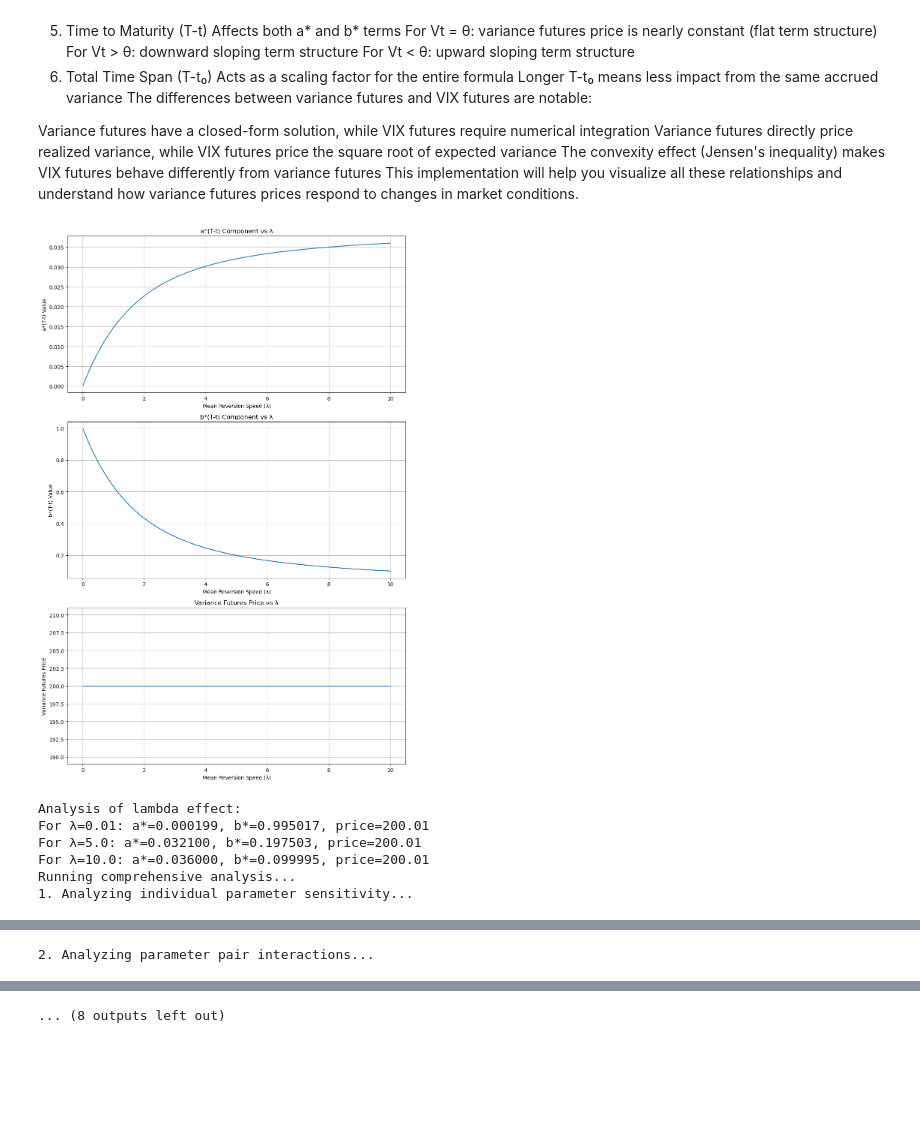
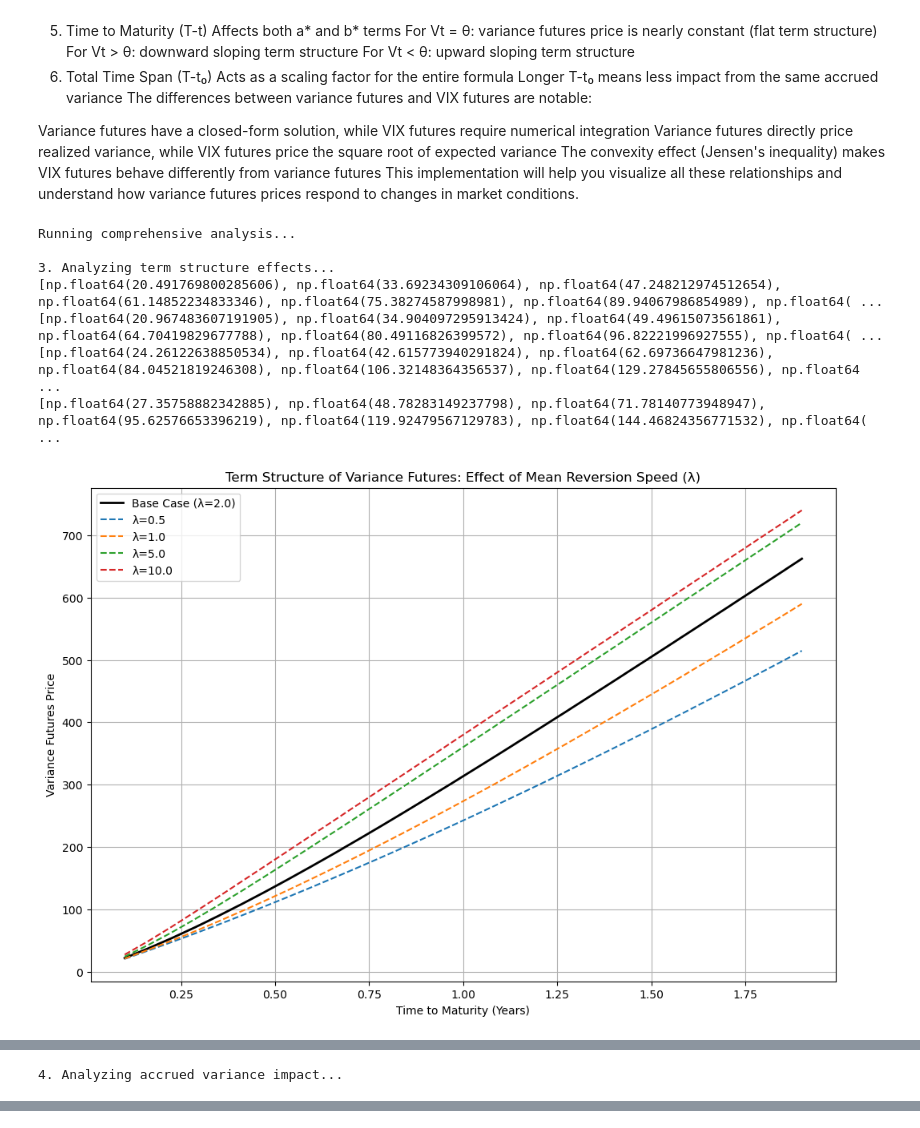
Before and after one commit to Loris-EPFL/derivatives, a Jupyter notebook: variance_analysis.ipynb, the cells around one changed output, grey strips where cells are left out. Saved outputs shown, nothing was run; the diff lists cells and outputs as text; code cells hidden in the pictures; blank space fills up the shorter version.

```diff
--- a/variance_analysis.ipynb
+++ b/variance_analysis.ipynb
@@ -48,27 +48,28 @@ This implementation will help you visualize all these relationships and understa
 # %%
 from Variance import run_comprehensive_analysis, analyze_lambda_effect,analyze_lambda_effect_different_scenarios
 import numpy as np
 
 # Base parameters
 base_params = {
     'Vt': 0.04,      # Current squared volatility (20% vol)
     'lambda_': 2.0,  # Mean reversion speed
-    'theta': 0.04,   # Long-term mean level
+    'theta': 0.08,   # Long-term mean level
     'xi': 0.4        # Volatility of volatility
 }
 
-analyze_lambda_effect(base_params)
+# analyze_lambda_effect(base_params)
 
-analyze_lambda_effect_different_scenarios
+# analyze_lambda_effect_different_scenarios
 
 print("Running comprehensive analysis...")
 
 run_comprehensive_analysis(base_params)
 # %% [output]
+Running comprehensive analysis...
+
+3. Analyzing term structure effects...
+[np.float64(20.491769800285606), np.float64(33.69234309106064), np.float64(47.248212974512654), np.float64(61.14852234833346), np.float64(75.38274587998981), np.float64(89.94067986854989), np.float64( ...
+[np.float64(20.967483607191905), np.float64(34.904097295913424), np.float64(49.49615073561861), np.float64(64.70419829677788), np.float64(80.49116826399572), np.float64(96.82221996927555), np.float64( ...
+[np.float64(24.26122638850534), np.float64(42.615773940291824), np.float64(62.69736647981236), np.float64(84.04521819246308), np.float64(106.32148364356537), np.float64(129.27845655806556), np.float64 ...
+[np.float64(27.35758882342885), np.float64(48.78283149237798), np.float64(71.78140773948947), np.float64(95.62576653396219), np.float64(119.92479567129783), np.float64(144.46824356771532), np.float64( ...
-[figure, old version]
+[figure, new version]
-Analysis of lambda effect:
-For λ=0.01: a*=0.000199, b*=0.995017, price=200.01
-For λ=5.0: a*=0.032100, b*=0.197503, price=200.01
-For λ=10.0: a*=0.036000, b*=0.099995, price=200.01
-Running comprehensive analysis...
-1. Analyzing individual parameter sensitivity...
@@ -80 +81 @@ Running comprehensive analysis...
-2. Analyzing parameter pair interactions...
+4. Analyzing accrued variance impact...
@@ -85 +82,0 @@ Running comprehensive analysis...
-... (8 outputs left out)
```
Also changed, not shown: parts of 1 cell of this notebook, 4 other files.
